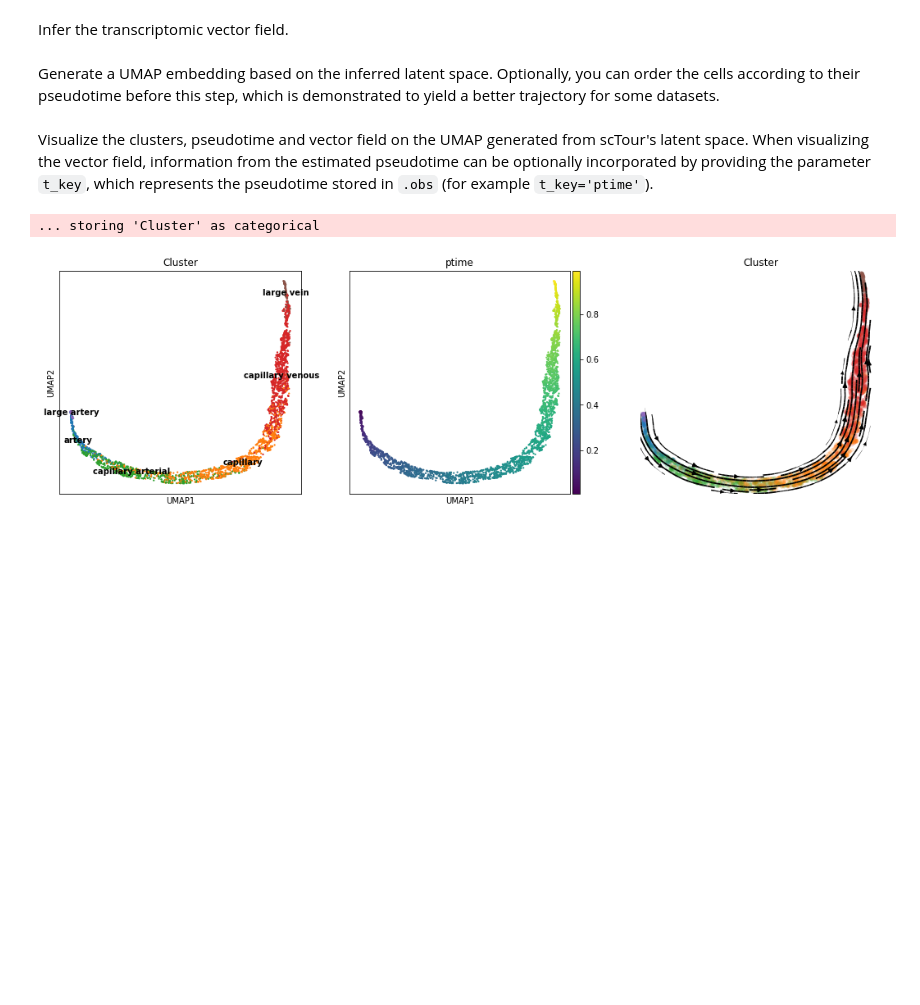
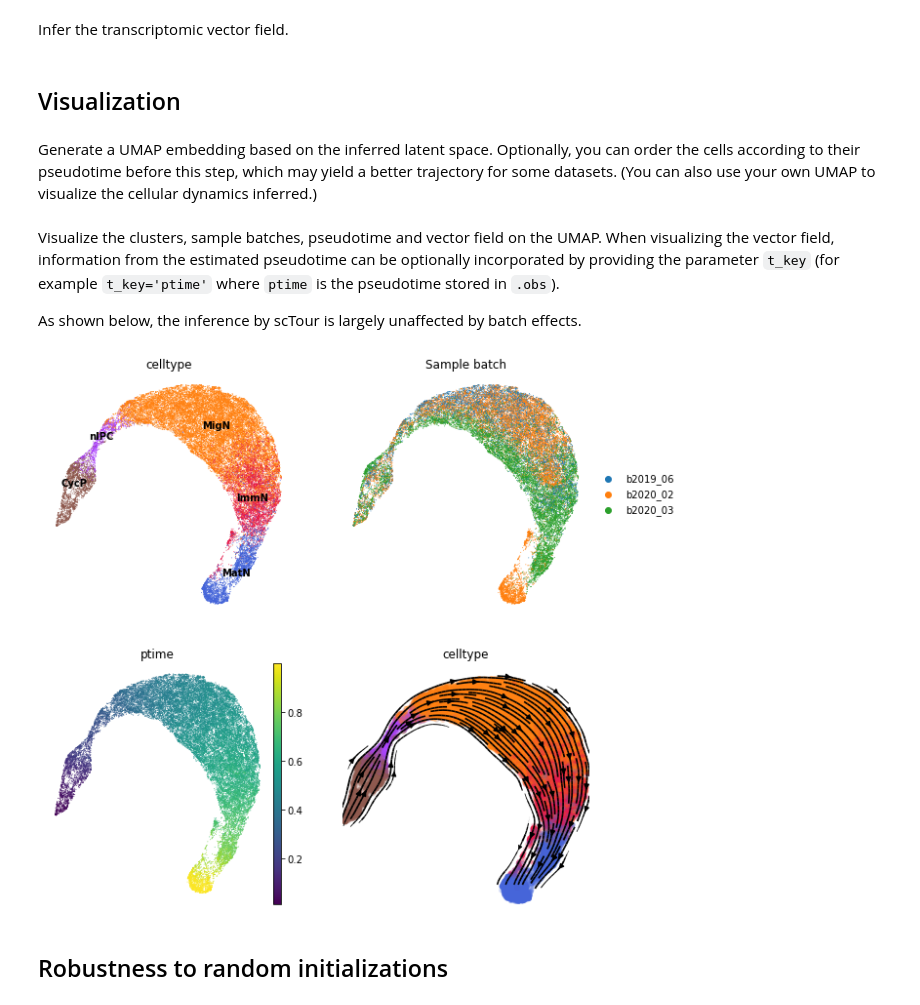
Before and after one commit to LiQian-XC/sctour, a Jupyter notebook: docs/source/notebook/scTour_inference_basic.ipynb, the cells around one changed output. Cells and saved outputs as stored; diff of their text form; code cells hidden in the pictures; blank space fills up the shorter version.

```diff
--- a/docs/source/notebook/scTour_inference_basic.ipynb
+++ b/docs/source/notebook/scTour_inference_basic.ipynb
@@ -29,0 +17,3 @@ adata = adata[ind, :]
+# %%
+adata = sc.read('../../../../EX_development_data/EX_development_human_cortex_10X.h5ad')
+adata.shape
@@ -57,3 +42,3 @@ Now we are ready to train the scTour model. The default `loss_mode` is negative
 # %%
-tnode = sct.train.Trainer(adata, loss_mode='nb')
+tnode = sct.train.Trainer(adata, loss_mode='nb', alpha_recon_lec=0.5, alpha_recon_lode=0.5)
 tnode.train()
@@ -66,5 +59,5 @@ Infer the latent representations. The two parameters `alpha_z` and `alpha_predz`
 # %%
 #zs represents the latent z from variational inference, and pred_zs represents the latent z from ODE solver
 #mix_zs represents the weighted combination of the two, which is used for downstream analysis
-mix_zs, zs, pred_zs = tnode.get_latentsp(alpha_z=0.2, alpha_predz=0.8)
+mix_zs, zs, pred_zs = tnode.get_latentsp(alpha_z=0.5, alpha_predz=0.5)
 adata.obsm['X_TNODE'] = mix_zs
@@ -72,20 +67,26 @@ adata.obsm['X_TNODE'] = mix_zs
 Infer the transcriptomic vector field.
 # %%
 adata.obsm['X_VF'] = tnode.get_vector_field(adata.obs['ptime'].values, adata.obsm['X_TNODE'])
+# %% [markdown]
+## Visualization
 # %% [markdown]
-Generate a UMAP embedding based on the inferred latent space. Optionally, you can order the cells according to their pseudotime before this step, which is demonstrated to yield a better trajectory for some datasets.
+Generate a UMAP embedding based on the inferred latent space. Optionally, you can order the cells according to their pseudotime before this step, which may yield a better trajectory for some datasets. (You can also use your own UMAP to visualize the cellular dynamics inferred.)
 # %%
 adata = adata[np.argsort(adata.obs['ptime'].values), :]
 sc.pp.neighbors(adata, use_rep='X_TNODE', n_neighbors=15)
 sc.tl.umap(adata, min_dist=0.1)
 # %% [markdown]
-Visualize the clusters, pseudotime and vector field on the UMAP generated from scTour's latent space. When visualizing the vector field, information from the estimated pseudotime can be optionally incorporated by providing the parameter `t_key`, which represents the pseudotime stored in `.obs` (for example `t_key='ptime'`).
+Visualize the clusters, sample batches, pseudotime and vector field on the UMAP. When visualizing the vector field, information from the estimated pseudotime can be optionally incorporated by providing the parameter `t_key` (for example `t_key='ptime'` where `ptime` is the pseudotime stored in `.obs`).
+
+As shown below, the inference by scTour is largely unaffected by batch effects.
 # %%
-fig, axs = plt.subplots(ncols=3, nrows=1, figsize=(18, 5))
-sc.pl.umap(adata, color='Cluster', size=20, ax=axs[0], legend_loc='on data', show=False)
-sc.pl.umap(adata, color='ptime', size=20, ax=axs[1], show=False)
-sct.vf.plot_vector_field(adata, zs_key='X_TNODE', vf_key='X_VF', use_rep_neigh='X_TNODE', color='Cluster', ax=axs[2], legend_loc='none', frameon=False, size=100, alpha=0.2)
+fig, axs = plt.subplots(ncols=2, nrows=2, figsize=(10, 10))
+sc.pl.umap(adata, color='celltype', ax=axs[0, 0], legend_loc='on data', show=False, frameon=False)
+sc.pl.umap(adata, color='Sample batch', ax=axs[0, 1], show=False, frameon=False)
+sc.pl.umap(adata, color='ptime', ax=axs[1, 0], show=False, frameon=False)
+sct.vf.plot_vector_field(adata, zs_key='X_TNODE', vf_key='X_VF', use_rep_neigh='X_TNODE', color='celltype', show=False, ax=axs[1, 1], legend_loc='none', frameon=False, size=100, alpha=0.2)
 plt.show()
 # %% [output]
-... storing 'Cluster' as categorical
-[figure, old version]
+[figure, new version]
+# %% [markdown]
+## Robustness to random initializations
```
Also changed, not shown: parts of 23 cells of this notebook, 11 other files.
